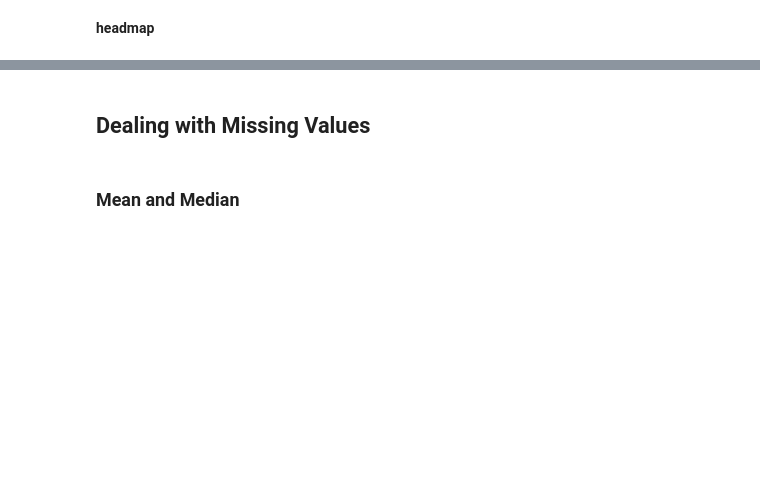
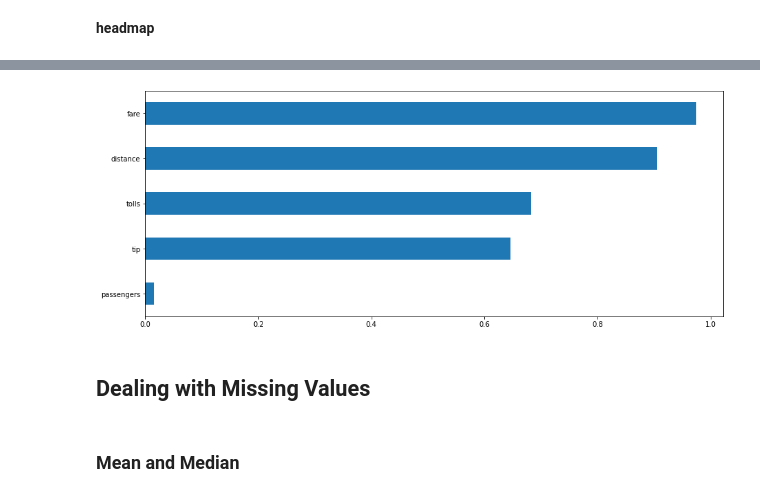
Before and after one commit to fidanfatih/Pycoders_Capstone, a Jupyter notebook: class5_data_manuplation_week3.ipynb, the cells around one changed output, grey strips where cells are left out. Saved outputs shown, nothing was run; the diff lists cells and outputs as text; code cells hidden in the pictures; blank space fills up the shorter version.

```diff
--- a/class5_data_manuplation_week3.ipynb
+++ b/class5_data_manuplation_week3.ipynb
@@ -318,5 +414,7 @@ sns.heatmap(df.isnull(), yticklabels=False, cbar=False, cmap='viridis');
 # %%
 plt.figure(figsize=(15,6))
-df.corr()["Price"].sort_values()[:-1].plot.barh();
+df.corr()["total"].sort_values()[:-1].plot.barh();
+# %% [output]
+[figure, added]
 # %% [markdown]
 ## Dealing with Missing Values
```
Also changed, not shown: parts of 22 cells of this notebook.
